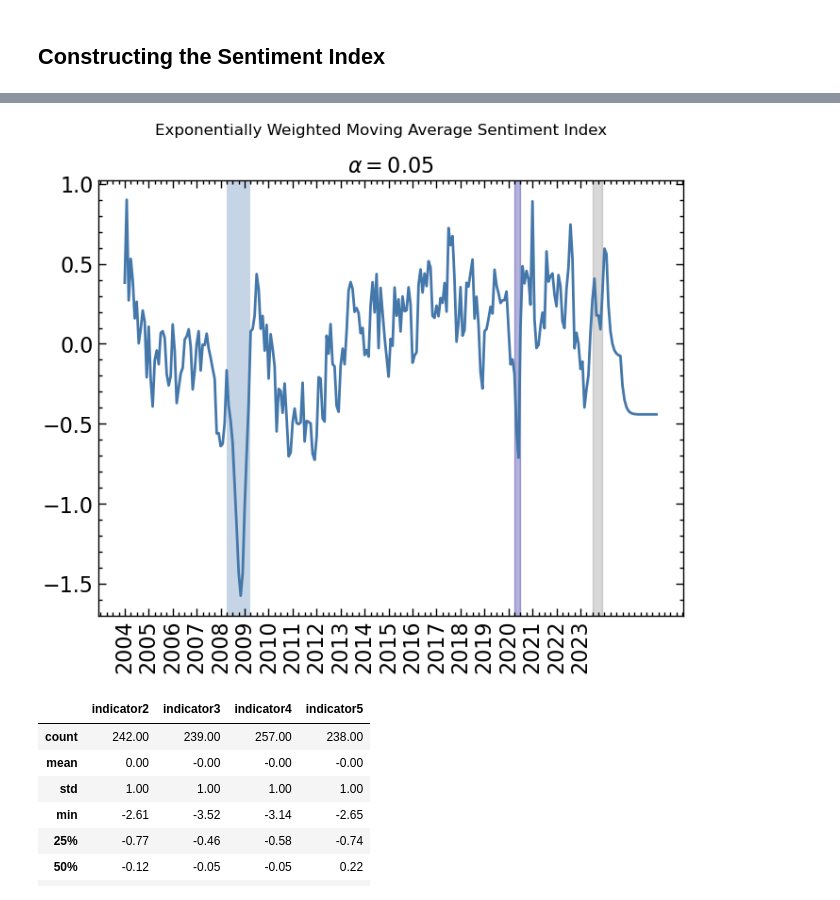
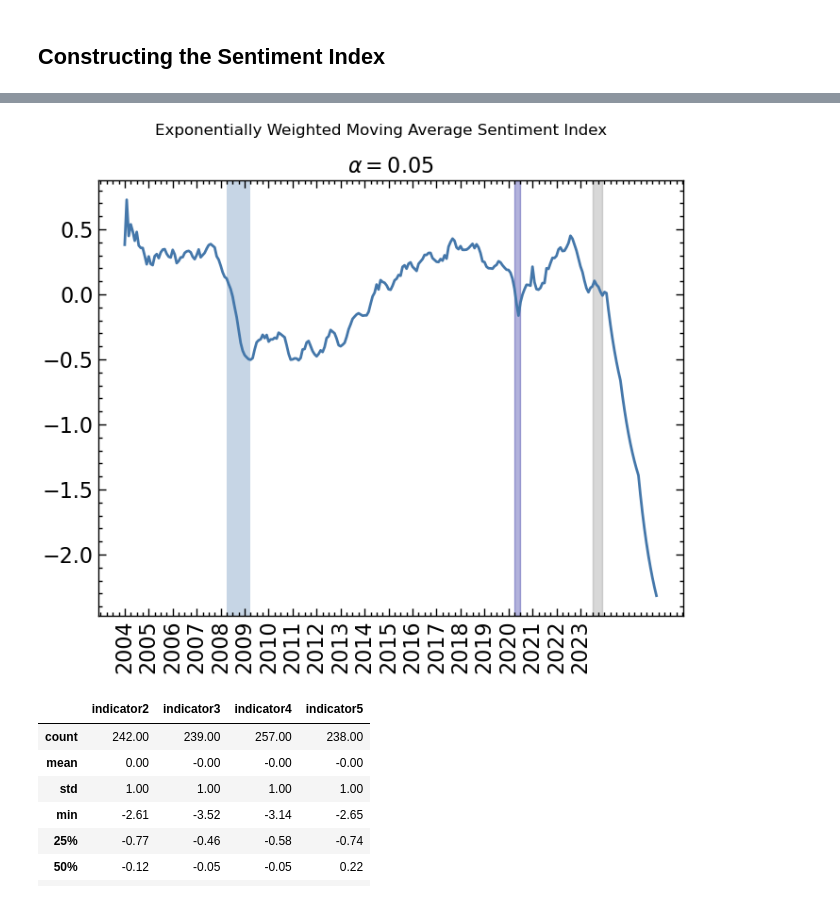
Before and after one commit to aycannon/diss, a Jupyter notebook: Compiled Indicator.ipynb, the cells around one changed output, grey strips where cells are left out. Drawn from its saved outputs; the diff is of its cells as text; code cells hidden in the pictures.

```diff
--- a/Compiled Indicator.ipynb
+++ b/Compiled Indicator.ipynb
@@ -223,3 +224,20 @@ plt.axvspan(234, 239, alpha = 0.3, label = '2023 Recession')
 # %% [output]
 <matplotlib.patches.Polygon at 0x...>
 [figure]
+# %%
+MA = pd.read_excel('diss_data/MA_approved.xlsx')
+# %%
+MA.head()
+MA['12count'] = MA['Deal Count'].rolling(12).mean()
+
+MA['count_ewm'] = MA['Deal Count'].ewm(alpha = 0.1).mean()
+
+plt.plot(MA['Deal Count'], label = 'Monthly Count of M&A Deals')
+plt.plot(MA['12count'], label = '12 Month Rolling Average')
+plt.plot(MA['count_ewm'], label = r'EWM $\alpha$ = 0.1')
+plt.axvspan(51, 63, alpha = 0.3)
+plt.axvspan(195, 198, alpha = 0.3)
+plt.axvspan(234, 239, alpha = 0.3)
+plt.xticks(january_indices, labels = years, rotation = 'vertical')
+plt.legend(loc = 'upper right')
+plt.show()
@@ -225,0 +246,19 @@ plt.axvspan(234, 239, alpha = 0.3, label = '2023 Recession')
+# %%
+df_nipo.head()
+std_ipo = pd.DataFrame(scaler.fit_transform(df_nipo[['ipo_count', 'nipo12', 'nipo_ewm']]), columns = [['nipo', 'nipo_12', 'nipo_ewm']])
+std_ma = pd.DataFrame(scaler.fit_transform(MA[['Deal Count', '12count', 'count_ewm']]), columns = [['ma', 'ma_12', 'ma_ewm']])
+# %%
+p4 = spread[['period','spread', 'diff']]
+p4['FTSE'] = ftse_diff['ftse_index']
+p4['FTSE'] = p4['FTSE'] - 0.5
+p4['NDX'] = ndx_diff['ndx_index']
+p4['NDX'] = p4['NDX'] - 0.5
+p4['ipo'] = std_ipo['nipo']
+p4['ipo_12'] = std_ipo['nipo_12']
+p4['ipo_ewm'] = std_ipo['nipo_ewm']
+p4['ma'] = std_ma['ma']
+p4['ma_12'] = std_ma['ma_12']
+p4['ma_ewm'] = std_ma['ma_ewm']
+p4['indicator4'] = p4[['diff', 'FTSE', 'NDX', 'ipo_12', 'ma_12']].mean(1, skipna=True)
+
+plt.plot(p4['indicator4'])
@@ -331,15 +373,15 @@ plt.show()
 # %%
-ema = std_SI['final'].ewm(alpha = 0.5).mean()
+ema = std_SI['final'].ewm(alpha = 0.1).mean()
 plt.plot(ema)
 plt.axvspan(51, 63, alpha = 0.3, label = 'Great Recession')
 plt.axvspan(195, 198, alpha = 0.3, label = 'COVID Recession', color = 'darkblue')
 plt.axvspan(234, 239, alpha = 0.3, label = '2023 Recession', color = 'grey')
 plt.suptitle('Exponentially Weighted Moving Average Sentiment Index')
 plt.xticks(january_indices, labels = [2004, 2005, 2006, 2007, 2008, 2009, 2010, 2011, 2012, 2013, 2014, 2015, 2016, 2017, 2018, 2019, 2020, 2021, 2022, 2023], rotation = 'vertical')
 plt.title(r'$\alpha = 0.05$')
 plt.show()
 # %% [output]
-[figure, old version]
+[figure, new version]
 # %%
 std_SI[['indicator2', 'indicator3','indicator4', 'indicator5']].describe()
 # %% [output]
```
Also changed, not shown: parts of 12 cells of this notebook.
